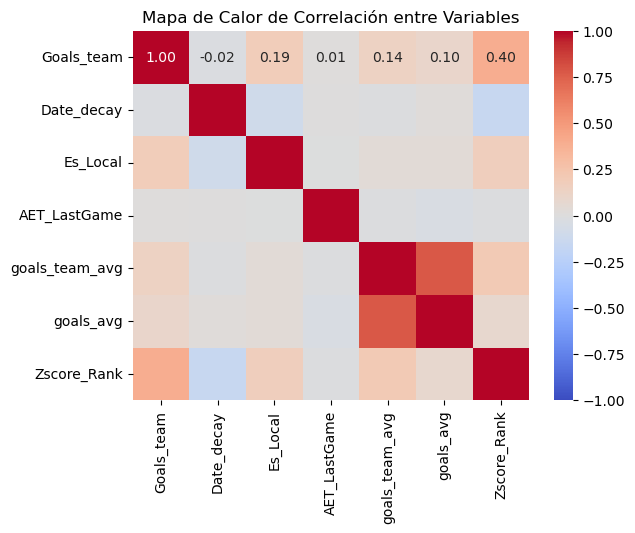
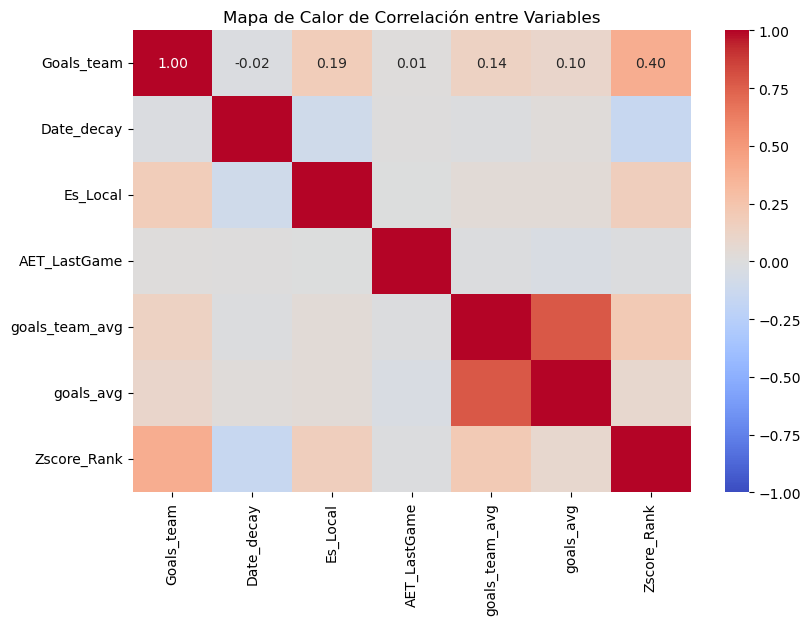
Code edit (unified diff) that turned the first committed figure into the second:
--- before
+++ after
@@ -4,5 +4,5 @@
 
 # Creamos el mapa de calor
-#plt.figure(figsize=(9, 6))
+plt.figure(figsize=(9, 6))
 sns.heatmap(correlacion, annot=True, cmap='coolwarm', vmin=-1, vmax=1, fmt=".2f")
 plt.title('Mapa de Calor de Correlación entre Variables')

Commit: print model